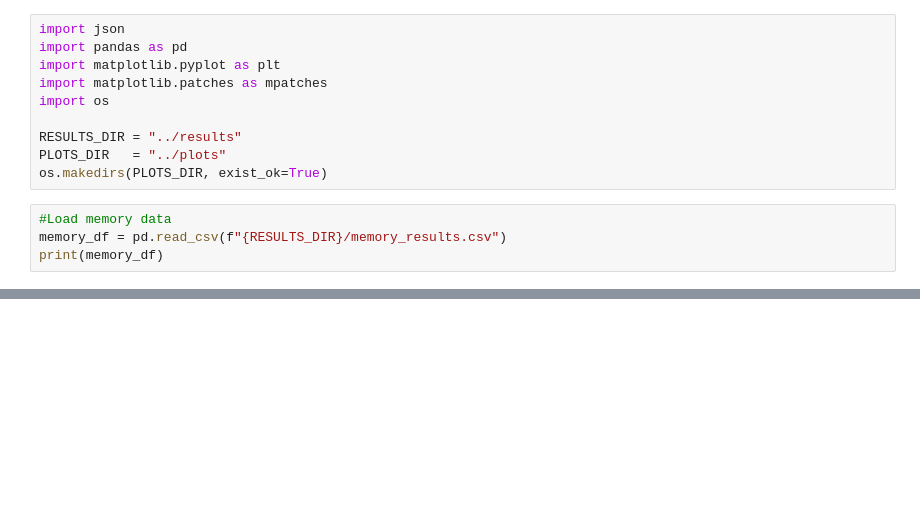
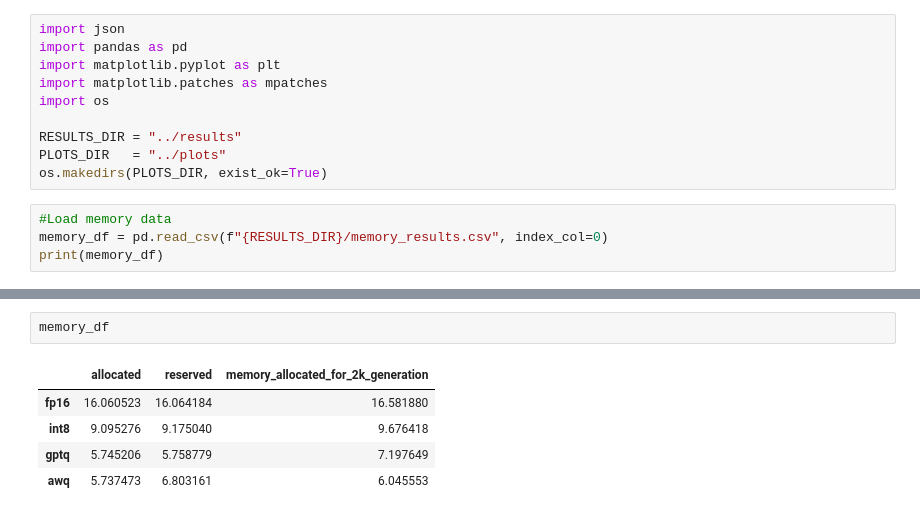
Before and after one commit to anithagovindaraju0603-gif/llm-quantization-study, a Jupyter notebook: analysis/03_pareto_synthesis.ipynb, the cells around one changed output, grey strips where cells are left out. Drawn from its saved outputs; the diff is of its cells as text; blank space fills up the shorter version.

Commit message:
loading in the results

```diff
--- a/analysis/03_pareto_synthesis.ipynb
+++ b/analysis/03_pareto_synthesis.ipynb
@@ -10,5 +12,5 @@ PLOTS_DIR   = "../plots"
 os.makedirs(PLOTS_DIR, exist_ok=True)
 # %%
 #Load memory data
-memory_df = pd.read_csv(f"{RESULTS_DIR}/memory_results.csv")
+memory_df = pd.read_csv(f"{RESULTS_DIR}/memory_results.csv", index_col=0)
 print(memory_df)
@@ -114,3 +150,11 @@ print(decision_matrix.to_string(index=False))
+# %%
+memory_df
+# %% [output]
+|  | allocated | reserved | memory_allocated_for_2k_generation |
+| fp16 | 16.060523 | 16.064184 | 16.581880 |
+| int8 | 9.095276 | 9.175040 | 9.676418 |
+| gptq | 5.745206 | 5.758779 | 7.197649 |
+| awq | 5.737473 | 6.803161 | 6.045553 |
 # %%
 # Summary stats
 # Final numbers to put in your writeup
```
Also changed, not shown: parts of 7 cells of this notebook, 4 other files.
